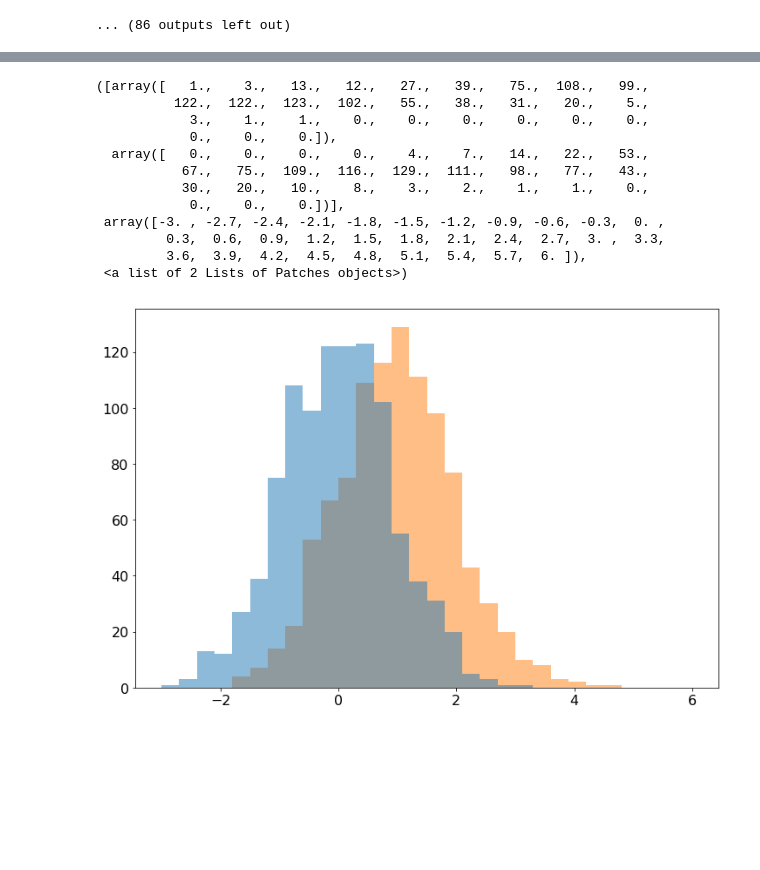
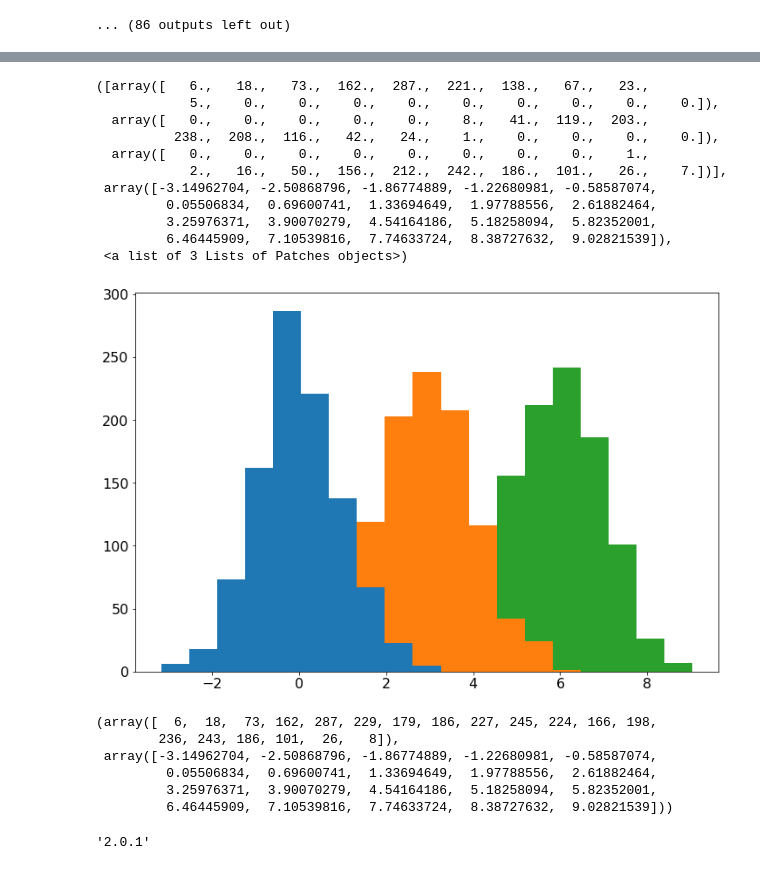
Before and after one commit to pollackscience/histogram_plus, a Jupyter notebook: scripts/hist_plus.ipynb, the cells around one changed output, grey strips where cells are left out. Cells and saved outputs as stored; diff of their text form; code cells hidden in the pictures; blank space fills up the shorter version.

```diff
--- a/scripts/hist_plus.ipynb
+++ b/scripts/hist_plus.ipynb
@@ -69,16 +69,0 @@ AttributeError: 'list' object has no attribute 'get_facecolor'
-# %%
-plt.hist([data, data2], bins=30, histtype='stepfilled', range=(-3,6), alpha=0.5)
-# %% [output]
-([array([   1.,    3.,   13.,   12.,   27.,   39.,   75.,  108.,   99.,
-          122.,  122.,  123.,  102.,   55.,   38.,   31.,   20.,    5.,
-            3.,    1.,    1.,    0.,    0.,    0.,    0.,    0.,    0.,
-            0.,    0.,    0.]),
-  array([   0.,    0.,    0.,    0.,    4.,    7.,   14.,   22.,   53.,
-           67.,   75.,  109.,  116.,  129.,  111.,   98.,   77.,   43.,
-           30.,   20.,   10.,    8.,    3.,    2.,    1.,    1.,    0.,
-            0.,    0.,    0.])],
- array([-3. , -2.7, -2.4, -2.1, -1.8, -1.5, -1.2, -0.9, -0.6, -0.3,  0. ,
-         0.3,  0.6,  0.9,  1.2,  1.5,  1.8,  2.1,  2.4,  2.7,  3. ,  3.3,
-         3.6,  3.9,  4.2,  4.5,  4.8,  5.1,  5.4,  5.7,  6. ]),
- <a list of 2 Lists of Patches objects>)
-[figure, removed]
@@ -87,2 +70,29 @@ f?
+# %%
+plt.hist([data, data2, data3], bins=[-3.14962704, -2.50868796, -1.86774889, -1.22680981, -0.58587074,
+         0.05506834,  0.69600741,  1.33694649,  1.97788556,  2.61882464,
+         3.25976371,  3.90070279,  4.54164186,  5.18258094,  5.82352001,
+         6.46445909,  7.10539816,  7.74633724,  8.38727632,  9.02821539], histtype='stepfilled', stacked=False)
+# %% [output]
+([array([   6.,   18.,   73.,  162.,  287.,  221.,  138.,   67.,   23.,
+            5.,    0.,    0.,    0.,    0.,    0.,    0.,    0.,    0.,    0.]),
+  array([   0.,    0.,    0.,    0.,    0.,    8.,   41.,  119.,  203.,
+          238.,  208.,  116.,   42.,   24.,    1.,    0.,    0.,    0.,    0.]),
+  array([   0.,    0.,    0.,    0.,    0.,    0.,    0.,    0.,    1.,
+            2.,   16.,   50.,  156.,  212.,  242.,  186.,  101.,   26.,    7.])],
+ array([-3.14962704, -2.50868796, -1.86774889, -1.22680981, -0.58587074,
+         0.05506834,  0.69600741,  1.33694649,  1.97788556,  2.61882464,
+         3.25976371,  3.90070279,  4.54164186,  5.18258094,  5.82352001,
+         6.46445909,  7.10539816,  7.74633724,  8.38727632,  9.02821539]),
+ <a list of 3 Lists of Patches objects>)
+[figure, added]
+# %%
+np.histogram([data, data2, data3], bins='auto')
+# %% [output]
+(array([  6,  18,  73, 162, 287, 229, 179, 186, 227, 245, 224, 166, 198,
+        236, 243, 186, 101,  26,   8]),
+ array([-3.14962704, -2.50868796, -1.86774889, -1.22680981, -0.58587074,
+         0.05506834,  0.69600741,  1.33694649,  1.97788556,  2.61882464,
+         3.25976371,  3.90070279,  4.54164186,  5.18258094,  5.82352001,
+         6.46445909,  7.10539816,  7.74633724,  8.38727632,  9.02821539]))
 # %%
 plt.setp?
@@ -88,0 +101,4 @@ plt.setp?
+# %%
+mpl.__version__
+# %% [output]
+'2.0.1'
```
Also changed, not shown: parts of 4 cells of this notebook, 1 other file.
